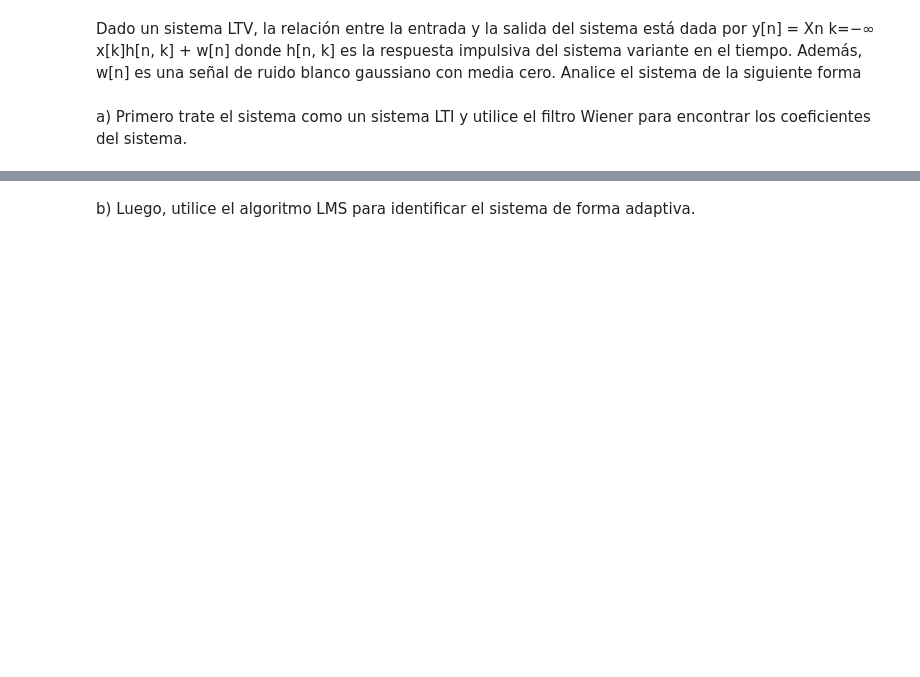
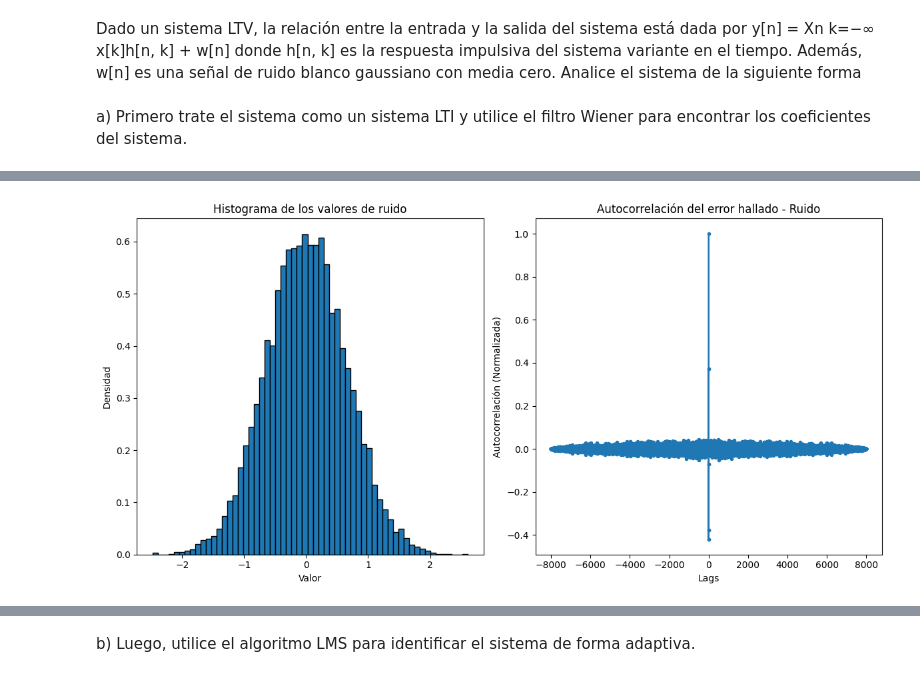
Before and after one commit to ExampleToFollow/PracticasPDS, a Jupyter notebook: Personal/TA_pregunta1.ipynb, the cells around one changed output, grey strips where cells are left out. Saved outputs shown, nothing was run; the diff lists cells and outputs as text; code cells hidden in the pictures; blank space fills up the shorter version.

```diff
--- a/Personal/TA_pregunta1.ipynb
+++ b/Personal/TA_pregunta1.ipynb
@@ -288,0 +390,40 @@ los coeficientes del sistema.
+# %%
+def calcular_histograma_y_autocorrelacion(arreglo):
+    """
+    Calcula y grafica el histograma y la autocorrelación de un arreglo.
+
+    Args:
+        arreglo (numpy.ndarray): Arreglo de datos numéricos.
+
+    """
+    # Calcular histograma
+    valores_hist, bins_hist = np.histogram(arreglo, bins='auto', density=True)
+
+    # Calcular autocorrelación
+    autocorrelacion = np.correlate(arreglo - np.mean(arreglo), arreglo - np.mean(arreglo), mode='full')
+    autocorrelacion = autocorrelacion / autocorrelacion.max()  # Normalización
+    lags = np.arange(-len(arreglo) + 1, len(arreglo))
+
+    # Crear gráficos
+    plt.figure(figsize=(12, 6))
+
+    # Histograma
+    plt.subplot(1, 2, 1)
+    plt.bar(bins_hist[:-1], valores_hist, width=np.diff(bins_hist), edgecolor='black', align='edge')
+    plt.title('Histograma de los valores de ruido')
+    plt.xlabel('Valor')
+    plt.ylabel('Densidad')
+
+    # Autocorrelación
+    plt.subplot(1, 2, 2)
+    plt.plot(lags, autocorrelacion, marker='o', linestyle='-', markersize=3)
+    plt.title('Autocorrelación del error hallado - Ruido')
+    plt.xlabel('Lags')
+    plt.ylabel('Autocorrelación (Normalizada)')
+
+    # Mostrar gráficos
+    plt.tight_layout()
+    plt.show()
+calcular_histograma_y_autocorrelacion(ruido)
+# %% [output]
+[figure, added]
```
Also changed, not shown: parts of 6 cells of this notebook.
